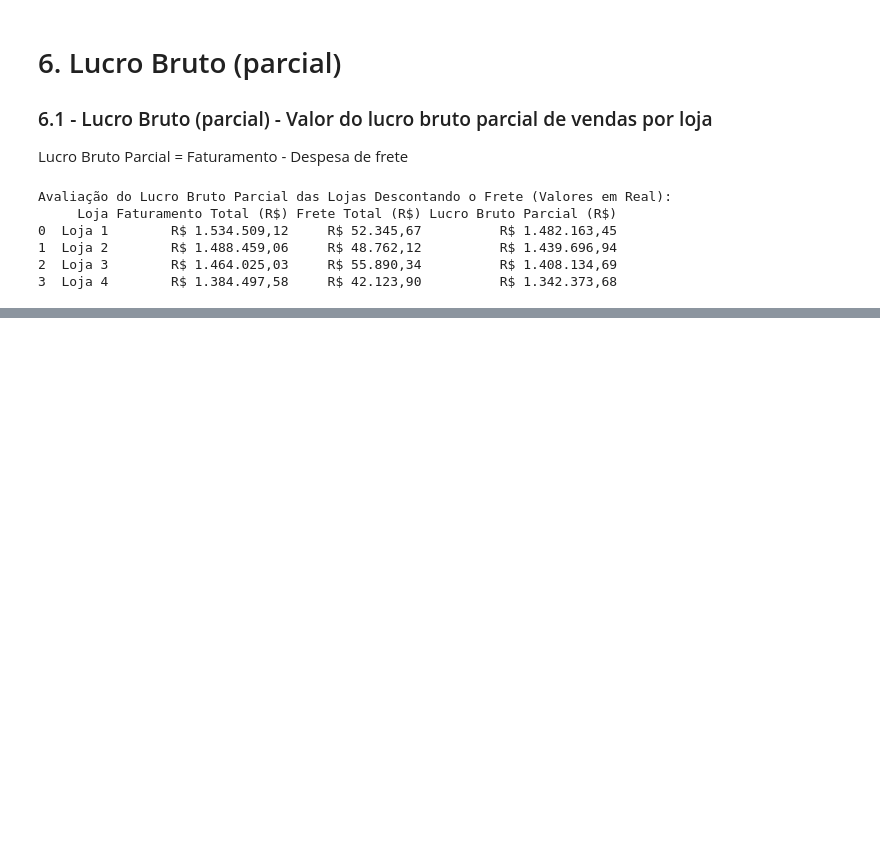
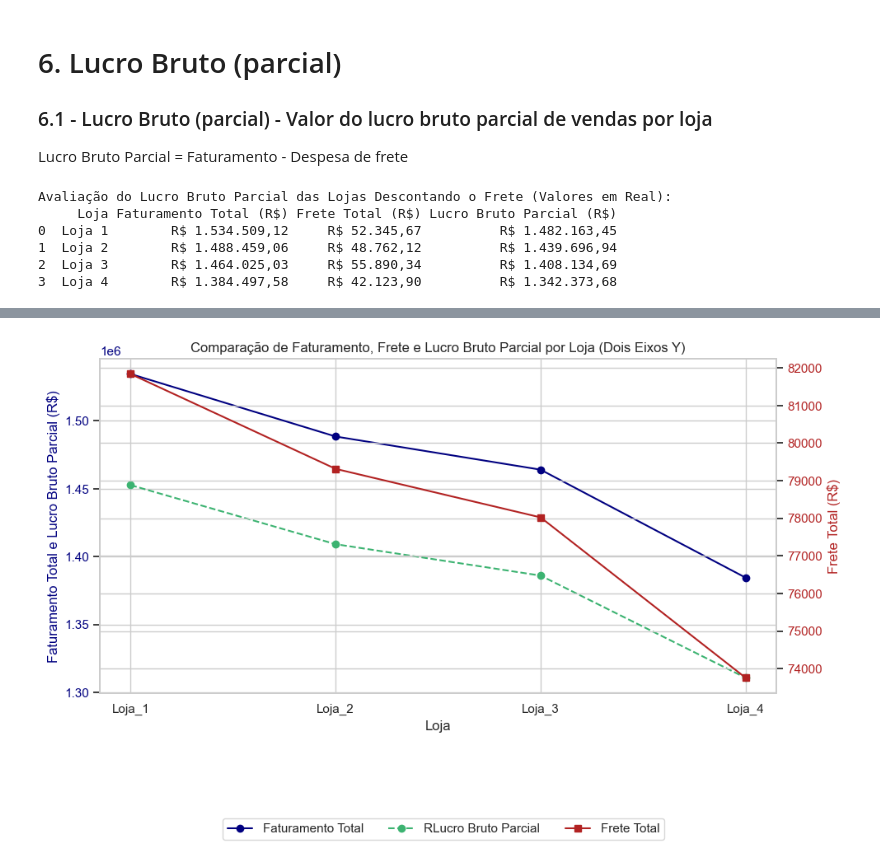
Before and after one commit to JCrpa/curso3_python_data_science_challenge_alura-store_github, a Jupyter notebook: AluraStoreBr.ipynb, the cells around one changed output, grey strips where cells are left out. Saved outputs shown, nothing was run; the diff lists cells and outputs as text; code cells hidden in the pictures; blank space fills up the shorter version.

Commit message:
implementar o grafico do lucro bruto parcial por loja

```diff
--- a/AluraStoreBr.ipynb
+++ b/AluraStoreBr.ipynb
@@ -1985,0 +1988,95 @@ Avaliação do Lucro Bruto Parcial das Lojas Descontando o Frete (Valores em Rea
+# %%
+import pandas as pd
+import matplotlib.pyplot as plt
+import seaborn as sns
+import os
+import numpy as np
+
+# Define o caminho base para os arquivos
+caminho_base = "./base-de-dados-challenge-1/"
+arquivos_lojas = ['loja_1.csv', 'loja_2.csv', 'loja_3.csv', 'loja_4.csv']
+
+# Lista para armazenar os DataFrames de cada loja
+lista_tabelas = []
+
+# Loop para ler cada arquivo e adicionar a tabela à lista
+for arquivo in arquivos_lojas:
+    caminho_completo = os.path.join(caminho_base, arquivo)
+    df_loja = pd.read_csv(caminho_completo)
+    nome_loja = arquivo.split('.')[0].capitalize()
+    df_loja['Loja'] = nome_loja
+    lista_tabelas.append(df_loja)
+
+# Concatena todas as tabelas em uma única tabela chamada 'lojas_df'
+lojas_df = pd.concat(lista_tabelas, ignore_index=True)
+
+# Calcula o total de produtos vendidos em todas as lojas
+lojas_df['Quantidade'] = 1
+
+# Calcula a coluna 'Faturamento'
+lojas_df['Faturamento'] = lojas_df['Quantidade'] * lojas_df['Preço']
+
+# Calcula a coluna 'Receita Líquida'
+lojas_df['Lucro Bruto Parcial'] = lojas_df['Faturamento'] - lojas_df['Frete']
+
+# Obtém a lista única de lojas
+lojas_analise = lojas_df['Loja'].unique()
+
+# Listas para armazenar os resultados por loja
+faturamento_total_por_loja = []
+receita_liquida_total_por_loja = []
+frete_total_por_loja = []
+
+# Loop para calcular o total de faturamento, receita líquida e frete por loja
+for loja in lojas_analise:
+    loja_df = lojas_df[lojas_df['Loja'] == loja]
+
+    if not loja_df.empty:
+        # Total de Faturamento da loja
+        faturamento_total = loja_df['Faturamento'].sum()
+
+        # Total de Receita Líquida da loja (agora já calculado na linha anterior)
+        receita_liquida_total = loja_df['Lucro Bruto Parcial'].sum()
+
+        # Total de Frete da loja
+        frete_total = loja_df['Frete'].sum() # Corrigido o nome da coluna
+
+        faturamento_total_por_loja.append(faturamento_total)
+        receita_liquida_total_por_loja.append(receita_liquida_total)
+        frete_total_por_loja.append(frete_total)
+    else:
+        faturamento_total_por_loja.append(0)
+        receita_liquida_total_por_loja.append(0)
+        frete_total_por_loja.append(0)
+
+fig, ax1 = plt.subplots(figsize=(10, 6))
+
+color = 'navy'
+ax1.set_xlabel('Loja')
+ax1.set_ylabel('Faturamento Total e Lucro Bruto Parcial (R$)', color=color)
+linha_faturamento, = ax1.plot(lojas_analise, faturamento_total_por_loja, marker='o', linestyle='-', color=color, label='Faturamento Total')
+linha_receita, = ax1.plot(lojas_analise, receita_liquida_total_por_loja, marker='o', linestyle='--', color='mediumseagreen', label='Lucro Bruto Parcial')
+ax1.tick_params(axis='y', labelcolor=color)
+# ax1.legend(loc='upper left') # Remova a legenda daqui
+ax1.grid(True)
+
+ax2 = ax1.twinx()  # Compartilha o mesmo eixo x
+
+color = 'firebrick'
+ax2.set_ylabel('Frete Total (R$)', color=color)
+linha_frete, = ax2.plot(lojas_analise, frete_total_por_loja, marker='s', linestyle='-', color=color, label='Frete Total')
+ax2.tick_params(axis='y', labelcolor=color)
+# ax2.legend(loc='lower right') # Remova a legenda daqui
+
+# Agrupa as legendas e define a posição na parte inferior
+fig.legend(handles=[linha_faturamento, linha_receita, linha_frete],
+           labels=['Faturamento Total', 'RLucro Bruto Parcial', 'Frete Total'],
+           loc='lower center',
+           bbox_to_anchor=(0.5, -0.1),
+           ncol=3)
+
+plt.title('Comparação de Faturamento, Frete e Lucro Bruto Parcial por Loja (Dois Eixos Y)')
+fig.tight_layout(rect=[0, 0.1, 1, 0.95]) # Ajusta o layout para acomodar a legenda
+plt.show()
+# %% [output]
+[figure, added]
```
Also changed, not shown: parts of 1 cell of this notebook.
